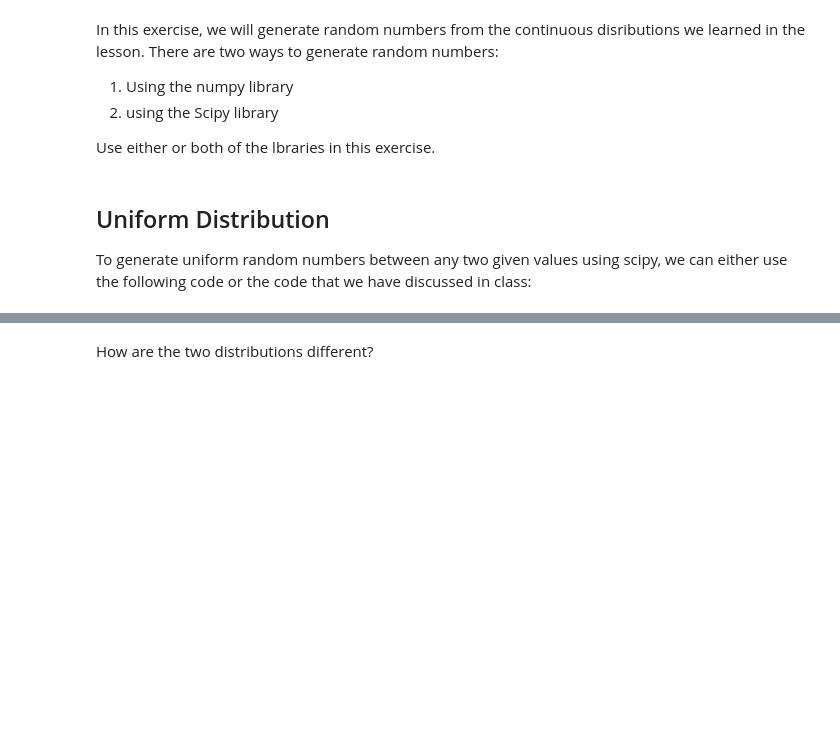
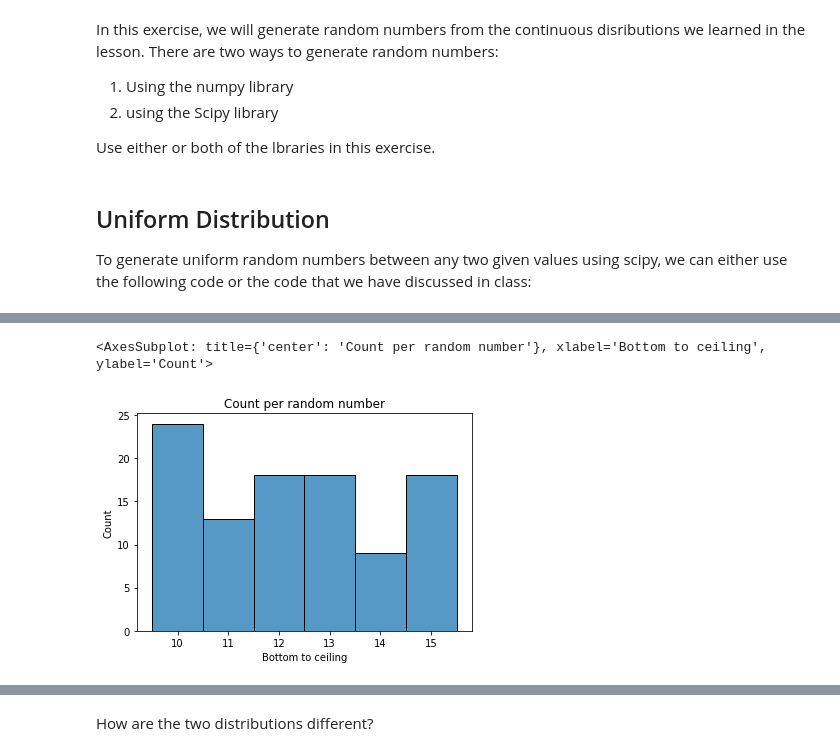
Before and after one commit to Ironhack-data-bcn-january-2023/lab-continuous-probability-distributions, a Jupyter notebook: your-code/main.ipynb, the cells around one changed output, grey strips where cells are left out. Cells and saved outputs as stored; diff of their text form; code cells hidden in the pictures; blank space fills up the shorter version.

```diff
--- a/your-code/main.ipynb
+++ b/your-code/main.ipynb
@@ -46,0 +53,17 @@ Your output should look like below:
+# %%
+# your code here
+def random_uniforms (bottom, ceiling, count):
+    numbers_array = [0]*count
+    for i in range(count):
+        numbers_array[i] = random.randint(bottom, ceiling)
+
+    figure = sns.histplot(numbers_array, discrete=True)
+    plt.xlabel('Bottom to ceiling')
+    plt.ylabel('Count')
+    plt.title('Count per random number')
+    return figure
+# %%
+random_uniforms(10,15,100)
+# %% [output]
+<AxesSubplot: title={'center': 'Count per random number'}, xlabel='Bottom to ceiling', ylabel='Count'>
+[figure, added]
```
Also changed, not shown: parts of 12 cells of this notebook.
